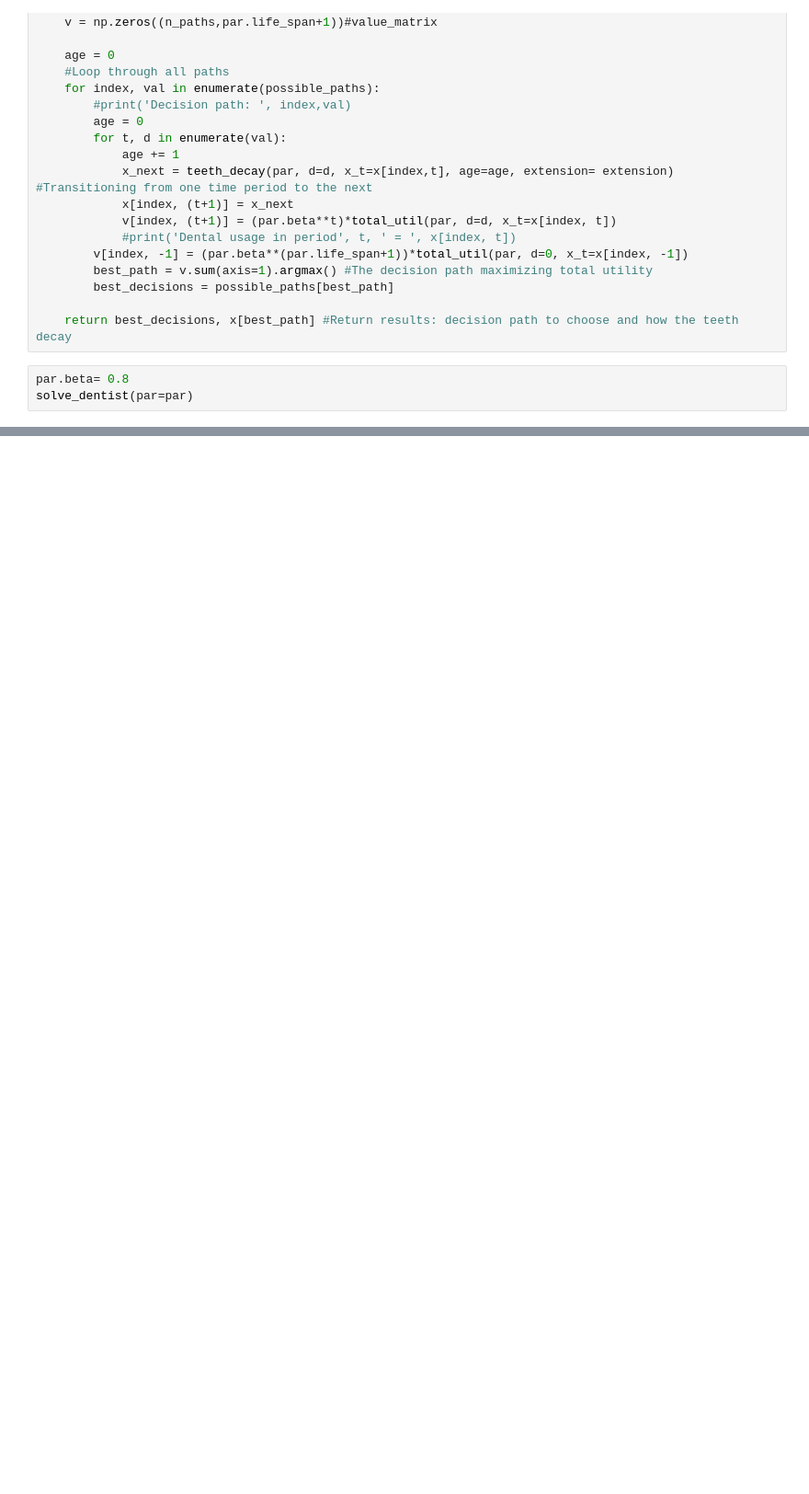
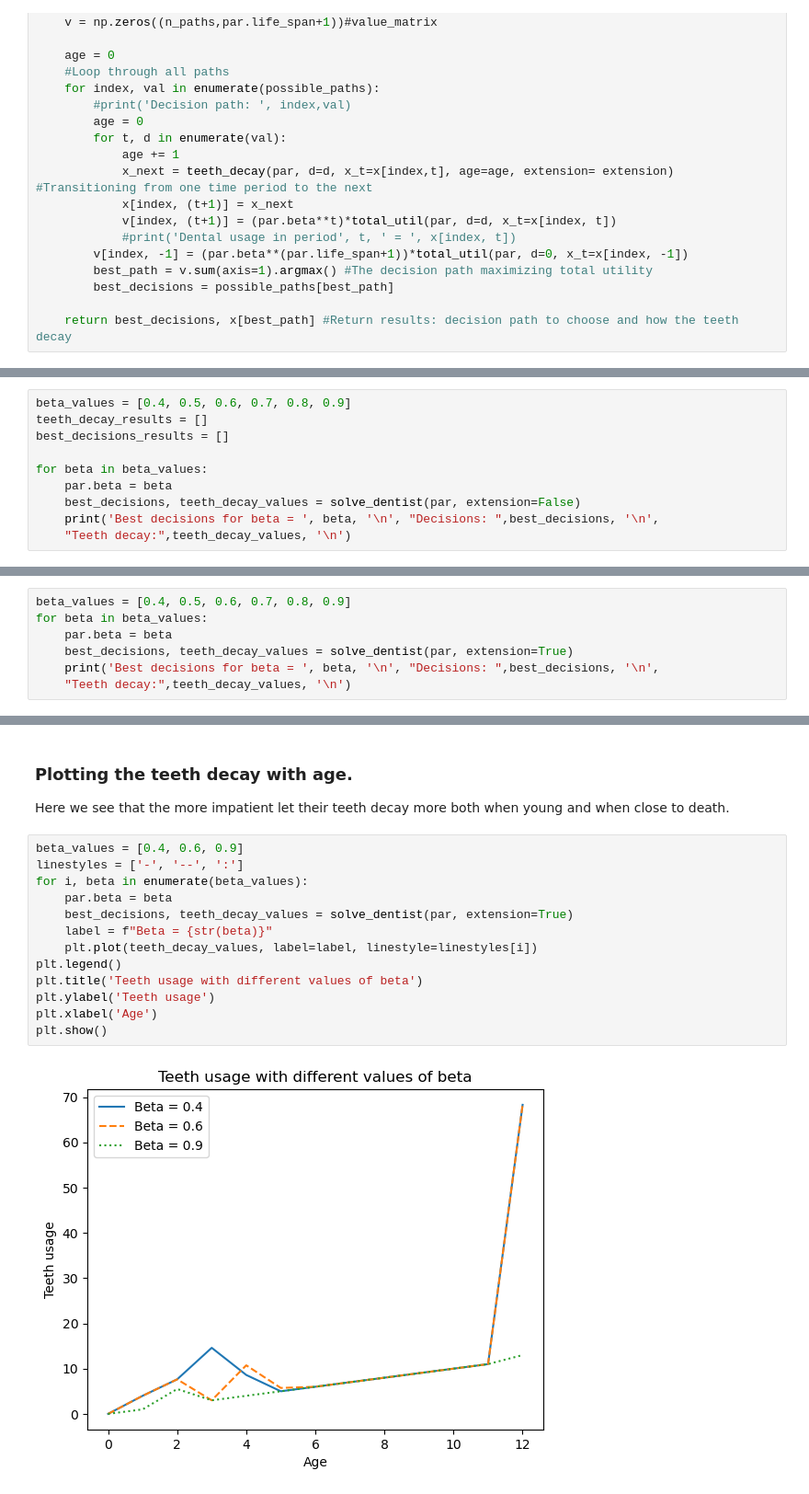
Before and after one commit to biguntitled/Intro_Num, a Jupyter notebook: Dentist.ipynb, the cells around one changed output, grey strips where cells are left out. Shown: that part at 92% size. Saved outputs shown, nothing was run; the diff lists cells and outputs as text; blank space fills up the shorter version.

```diff
--- a/Dentist.ipynb
+++ b/Dentist.ipynb
@@ -142,6 +142,3 @@ def solve_dentist(par, extension = False):
         best_decisions = possible_paths[best_path]
 
     return best_decisions, x[best_path] #Return results: decision path to choose and how the teeth decay
-# %%
-par.beta= 0.8
-solve_dentist(par=par)
@@ -159,0 +151,10 @@ solve_dentist(par=par, extension=True)
+# %%
+beta_values = [0.4, 0.5, 0.6, 0.7, 0.8, 0.9]
+teeth_decay_results = []
+best_decisions_results = []
+
+for beta in beta_values:
+    par.beta = beta
+    best_decisions, teeth_decay_values = solve_dentist(par, extension=False)
+    print('Best decisions for beta = ', beta, '\n', "Decisions: ",best_decisions, '\n',
+    "Teeth decay:",teeth_decay_values, '\n')
@@ -170,0 +185,7 @@ If the agent does go, it only has an additive effect. Ensuring that teeth get so
+# %%
+beta_values = [0.4, 0.5, 0.6, 0.7, 0.8, 0.9]
+for beta in beta_values:
+    par.beta = beta
+    best_decisions, teeth_decay_values = solve_dentist(par, extension=True)
+    print('Best decisions for beta = ', beta, '\n', "Decisions: ",best_decisions, '\n',
+    "Teeth decay:",teeth_decay_values, '\n')
@@ -170,0 +210,18 @@ If the agent does go, it only has an additive effect. Ensuring that teeth get so
+# %% [markdown]
+### Plotting the teeth decay with age.
+Here we see that the more impatient let their teeth decay more both when young and when close to death.
+# %%
+beta_values = [0.4, 0.6, 0.9]
+linestyles = ['-', '--', ':']
+for i, beta in enumerate(beta_values):
+    par.beta = beta
+    best_decisions, teeth_decay_values = solve_dentist(par, extension=True)
+    label = f"Beta = {str(beta)}"
+    plt.plot(teeth_decay_values, label=label, linestyle=linestyles[i])
+plt.legend()
+plt.title('Teeth usage with different values of beta')
+plt.ylabel('Teeth usage')
+plt.xlabel('Age')
+plt.show()
+# %% [output]
+[figure, added]
```
Also changed, not shown: parts of 11 cells of this notebook.
